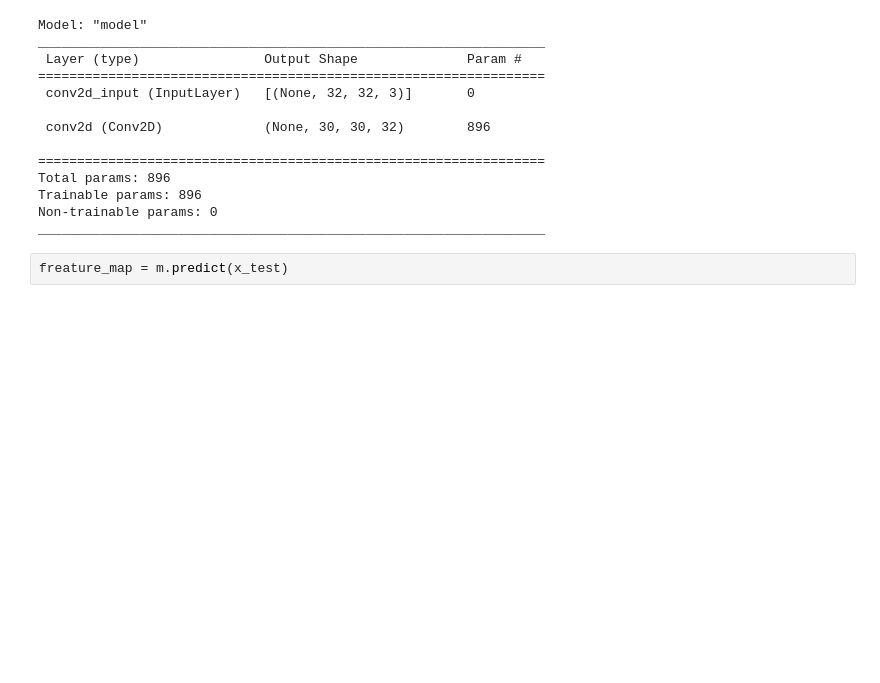
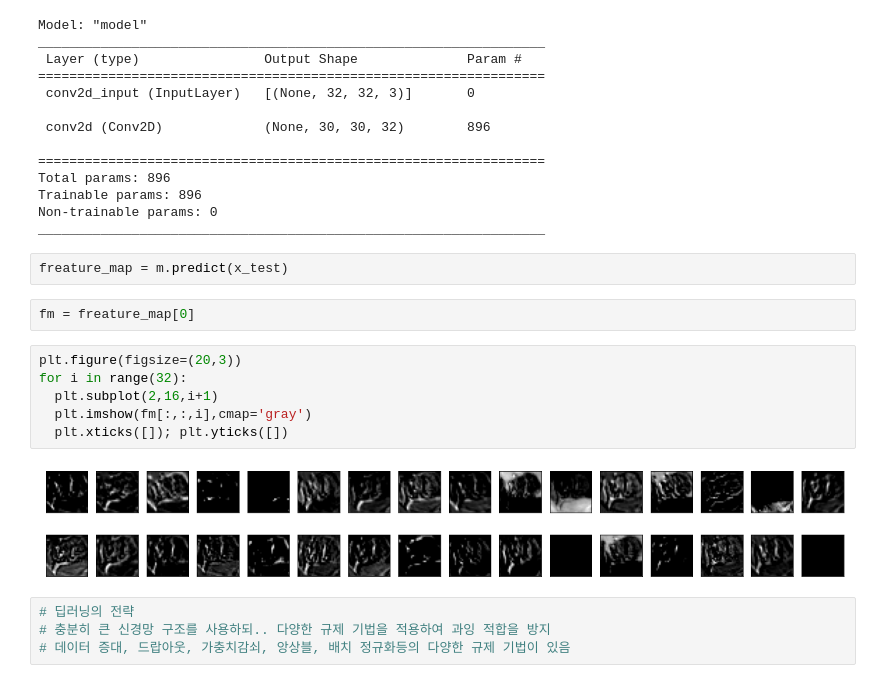
Before and after one commit to leekyuyoung4/ml0719, a Jupyter notebook: 0928.자연영상인식/자연영상인식II_모델_재사용.ipynb, the cells around one changed output. Cells and saved outputs as stored; diff of their text form; blank space fills up the shorter version.

```diff
--- a/0928.자연영상인식/자연영상인식II_모델_재사용.ipynb
+++ b/0928.자연영상인식/자연영상인식II_모델_재사용.ipynb
@@ -166,3 +166,17 @@ Non-trainable params: 0
 _________________________________________________________________
 # %%
 freature_map = m.predict(x_test)
+# %%
+fm = freature_map[0]
+# %%
+plt.figure(figsize=(20,3))
+for i in range(32):
+  plt.subplot(2,16,i+1)
+  plt.imshow(fm[:,:,i],cmap='gray')
+  plt.xticks([]); plt.yticks([])
+# %% [output]
+[figure, added]
+# %%
+# 딥러닝의 전략
+# 충분히 큰 신경망 구조를 사용하되.. 다양한 규제 기법을 적용하여 과잉 적합을 방지
+# 데이터 증대, 드랍아웃, 가충치감쇠, 앙상블, 배치 정규화등의 다양한 규제 기법이 있음
```
Also changed, not shown: parts of 16 cells of this notebook.
